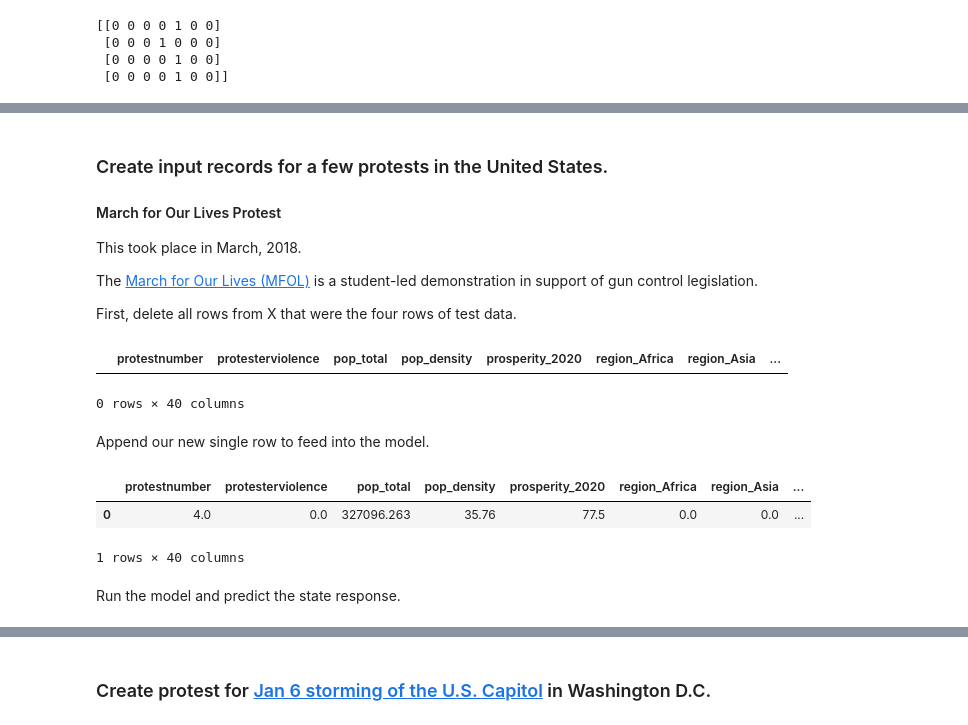
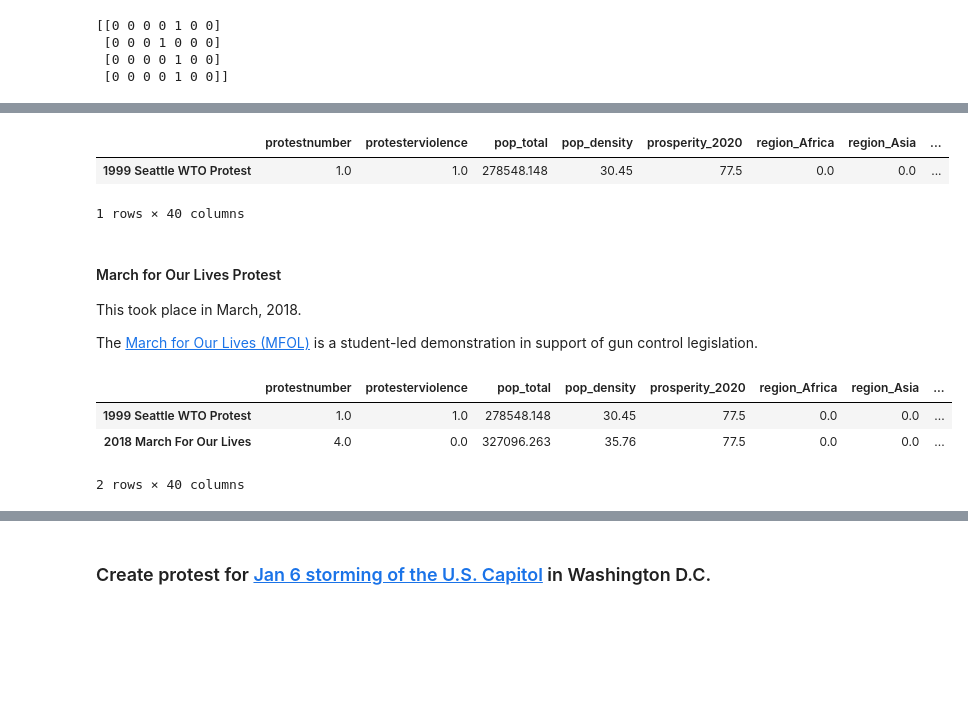
Before and after one commit to EmFib/Mass-Protests, a Jupyter notebook: users/multi_label_predictions.ipynb, the cells around one changed output, grey strips where cells are left out. Saved outputs shown, nothing was run; the diff lists cells and outputs as text; code cells hidden in the pictures; blank space fills up the shorter version.

```diff
--- a/users/multi_label_predictions.ipynb
+++ b/users/multi_label_predictions.ipynb
@@ -62,20 +50,61 @@ predictions
+# %%
+# 1999 Seattle
+# Create a dictionary that contains a value for each of the 40 input features
+
+new_protest = {
+    'protestnumber': 1,
+    'protesterviolence': 1,
+    'pop_total': 278548.148,  # Taken from WPP2019_TotalPopulationBySex.csv
+    'pop_density':30.45,
+    'prosperity_2020': 77.5,  # Taken from Legatum_Prosperity_Index_Full_2020_Data_Set Excel file - Score from 2007
+    'region_Africa': 0,
+    'region_Asia': 0,
+    'region_Central America': 0,
+    'region_Europe': 0,
+    'region_MENA': 0,
+    'region_North America': 1,
+    'region_Oceania': 0,
+    'region_South America': 0,
+    'protest_size_category_1,000-4,999': 0,
+    'protest_size_category_10,000-100,000': 1,   #Protest size around 50,000 or more
+    'protest_size_category_100-999': 0,
+    'protest_size_category_5,000-9,999': 0,
+    'protest_size_category_50-99':0 ,
+    'protest_size_category_Less than 50': 0,
+    'protest_size_category_Over 100,000': 0,
+    'protester_id_type_civil_human_rights': 0,
+    'protester_id_type_ethnic_group': 0,
+    'protester_id_type_locals_residents': 0,
+    'protester_id_type_pensioners_retirees': 0,
+    'protester_id_type_political_group': 0,
+    'protester_id_type_prisoners': 0,
+    'protester_id_type_protestors_generic': 0,
+    'protester_id_type_religious_group': 0,
+    'protester_id_type_soldiers_veterans': 0,
+    'protester_id_type_students_youth':0,
+    'protester_id_type_victims_families': 0,
+    'protester_id_type_women':0,
+    'protester_id_type_workers_unions': 1,
+    'labor_wage_dispute': 1,
+    'land_farm_issue': 0,
+    'police_brutality':0,
+    'political_behavior_process': 1,
+    'price increases_tax_policy': 1,
+    'removal_of_politician':0,
+    'social_restrictions':1
+}
+
+X.loc["1999 Seattle WTO Protest"] = new_protest
+X
+# %% [output]
+|  | protestnumber | protesterviolence | pop_total | pop_density | prosperity_2020 | region_Africa | region_Asia | ... |
+| 1999 Seattle WTO Protest | 1.0 | 1.0 | 278548.148 | 30.45 | 77.5 | 0.0 | 0.0 | ... |
+1 rows × 40 columns
 # %% [markdown]
-### Create input records for a few protests in the United States.
-
 #### March for Our Lives Protest
 This took place in March, 2018.
 
 The [March for Our Lives (MFOL)](https://en.wikipedia.org/wiki/March_for_Our_Lives) is a student-led demonstration in support of gun control legislation.
-
-First, delete all rows from X that were the four rows of test data.
-# %%
-X.drop([0,1,2,3], inplace=True)  # drop the four rows of old data.
-X
-# %% [output]
-|  | protestnumber | protesterviolence | pop_total | pop_density | prosperity_2020 | region_Africa | region_Asia | ... |
-0 rows × 40 columns
-# %% [markdown]
-Append our new single row to feed into the model.
 # %%
 # March, 2018 - March for Our Lives Protest
 # Create a dictionary that contains a value for each of the 40 input features
@@ -100,35 +129,35 @@ new_protest = {
     'protest_size_category_5,000-9,999': 0,
     'protest_size_category_50-99':0 ,
     'protest_size_category_Less than 50': 0,
     'protest_size_category_Over 100,000': 1,  #Protest nation-wide, over 1 million
     'protester_id_type_civil_human_rights': 0,
     'protester_id_type_ethnic_group': 0,
     'protester_id_type_locals_residents': 0,
     'protester_id_type_pensioners_retirees': 0,
     'protester_id_type_political_group': 0,
     'protester_id_type_prisoners': 0,
     'protester_id_type_protestors_generic': 0,
     'protester_id_type_religious_group': 0,
     'protester_id_type_soldiers_veterans': 0,
     'protester_id_type_students_youth':1,
     'protester_id_type_victims_families': 0,
     'protester_id_type_women':0,
     'protester_id_type_workers_unions': 0,
     'labor_wage_dispute': 0,
     'land_farm_issue': 0,
     'police_brutality':0,
     'political_behavior_process': 1,   # This seems to match gun control legislation the best
     'price increases_tax_policy': 0,
     'removal_of_politician':0,
     'social_restrictions':0
 }
 
 #append row to the dataframe
-X = X.append(new_protest, ignore_index=True)
+#X = X.append(new_protest, ignore_index=True)
+X.loc["2018 March For Our Lives"] = new_protest
 X
 # %% [output]
 |  | protestnumber | protesterviolence | pop_total | pop_density | prosperity_2020 | region_Africa | region_Asia | ... |
-| 0 | 4.0 | 0.0 | 327096.263 | 35.76 | 77.5 | 0.0 | 0.0 | ... |
+| 1999 Seattle WTO Protest | 1.0 | 1.0 | 278548.148 | 30.45 | 77.5 | 0.0 | 0.0 | ... |
+| 2018 March For Our Lives | 4.0 | 0.0 | 327096.263 | 35.76 | 77.5 | 0.0 | 0.0 | ... |
-1 rows × 40 columns
+2 rows × 40 columns
-# %% [markdown]
-Run the model and predict the state response.
```
Also changed, not shown: parts of 25 cells of this notebook, 1 other file.
